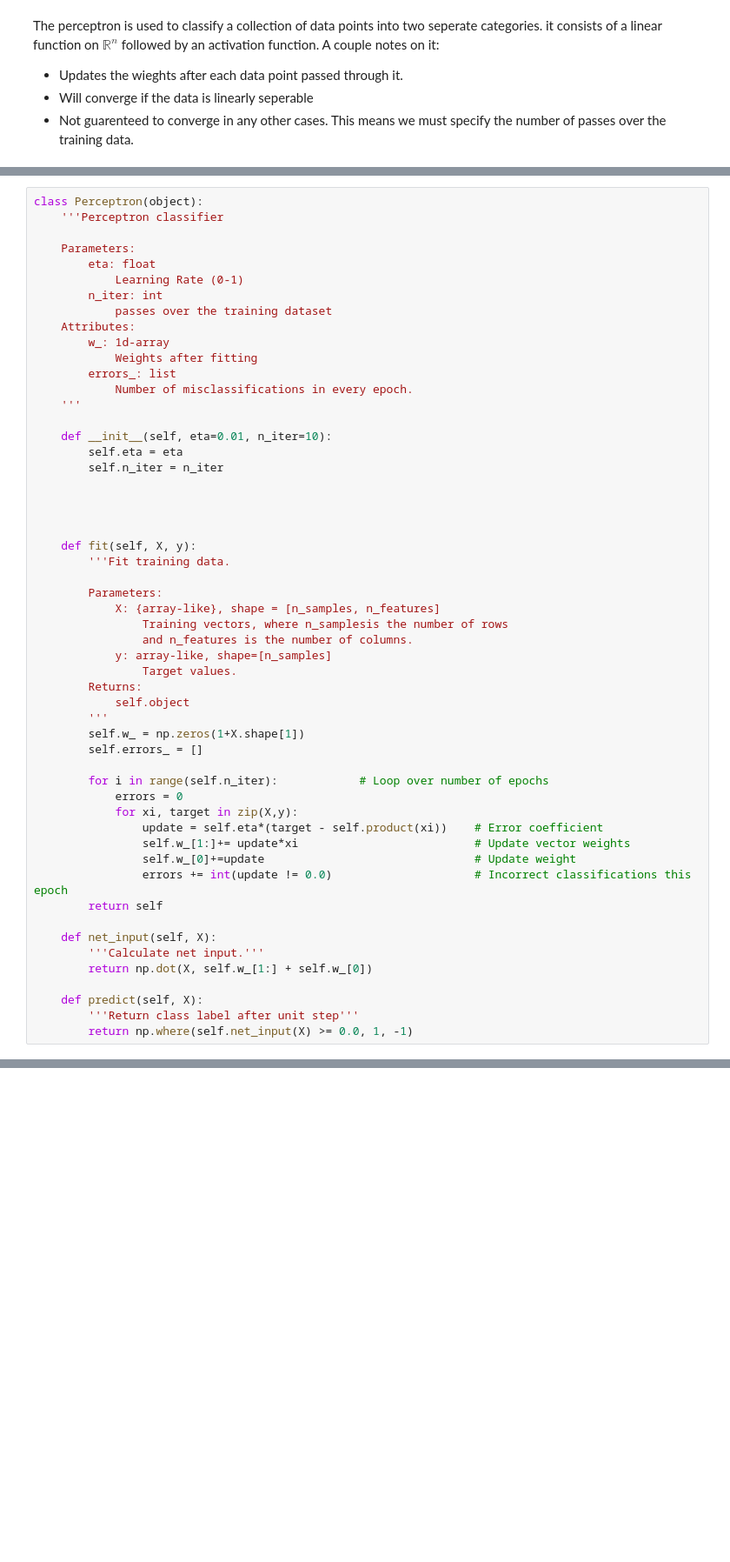
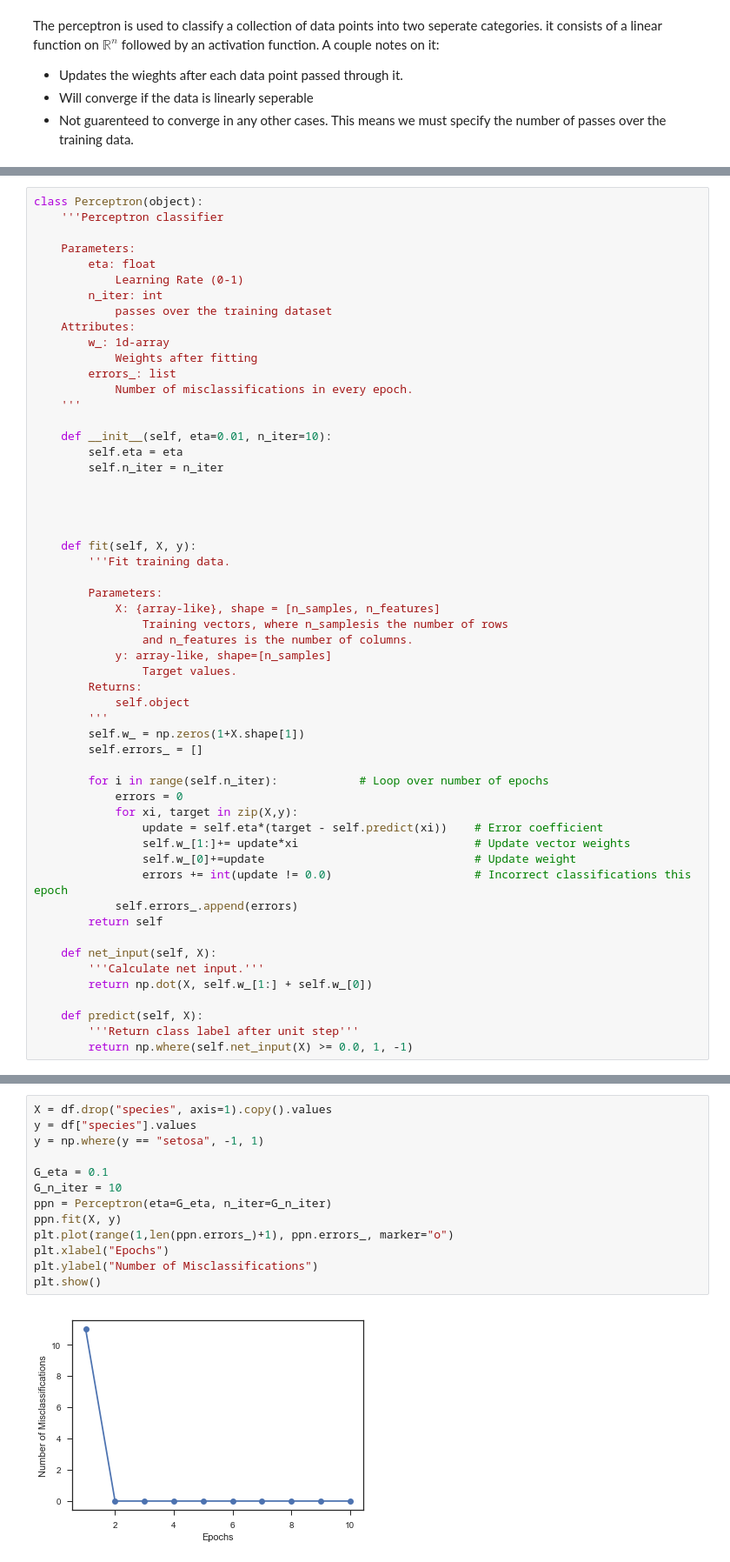
Before and after one commit to ccastleberry/Python_Machine_Learning, a Jupyter notebook: Chapter 2.ipynb, the cells around one changed output, grey strips where cells are left out. Shown at 87% size. Saved outputs shown, nothing was run; the diff lists cells and outputs as text; blank space fills up the shorter version.

Commit message:
Completed Chapter 2
Finished the Chapter on Perceptrons and Adaline

```diff
--- a/Chapter 2.ipynb
+++ b/Chapter 2.ipynb
@@ -58,10 +126,11 @@ class Perceptron(object):
         for i in range(self.n_iter):            # Loop over number of epochs
             errors = 0
             for xi, target in zip(X,y):
-                update = self.eta*(target - self.product(xi))    # Error coefficient
+                update = self.eta*(target - self.predict(xi))    # Error coefficient
                 self.w_[1:]+= update*xi                          # Update vector weights
                 self.w_[0]+=update                               # Update weight
                 errors += int(update != 0.0)                     # Incorrect classifications this epoch
+            self.errors_.append(errors)
         return self
 
     def net_input(self, X):
@@ -75,0 +175,15 @@ SyntaxError: invalid syntax (<ipython-input-2-c2b0ff51e714>, line 40)
+# %%
+X = df.drop("species", axis=1).copy().values
+y = df["species"].values
+y = np.where(y == "setosa", -1, 1)
+
+G_eta = 0.1
+G_n_iter = 10
+ppn = Perceptron(eta=G_eta, n_iter=G_n_iter)
+ppn.fit(X, y)
+plt.plot(range(1,len(ppn.errors_)+1), ppn.errors_, marker="o")
+plt.xlabel("Epochs")
+plt.ylabel("Number of Misclassifications")
+plt.show()
+# %% [output]
+[figure, added]
```
Also changed, not shown: parts of 26 cells of this notebook.
